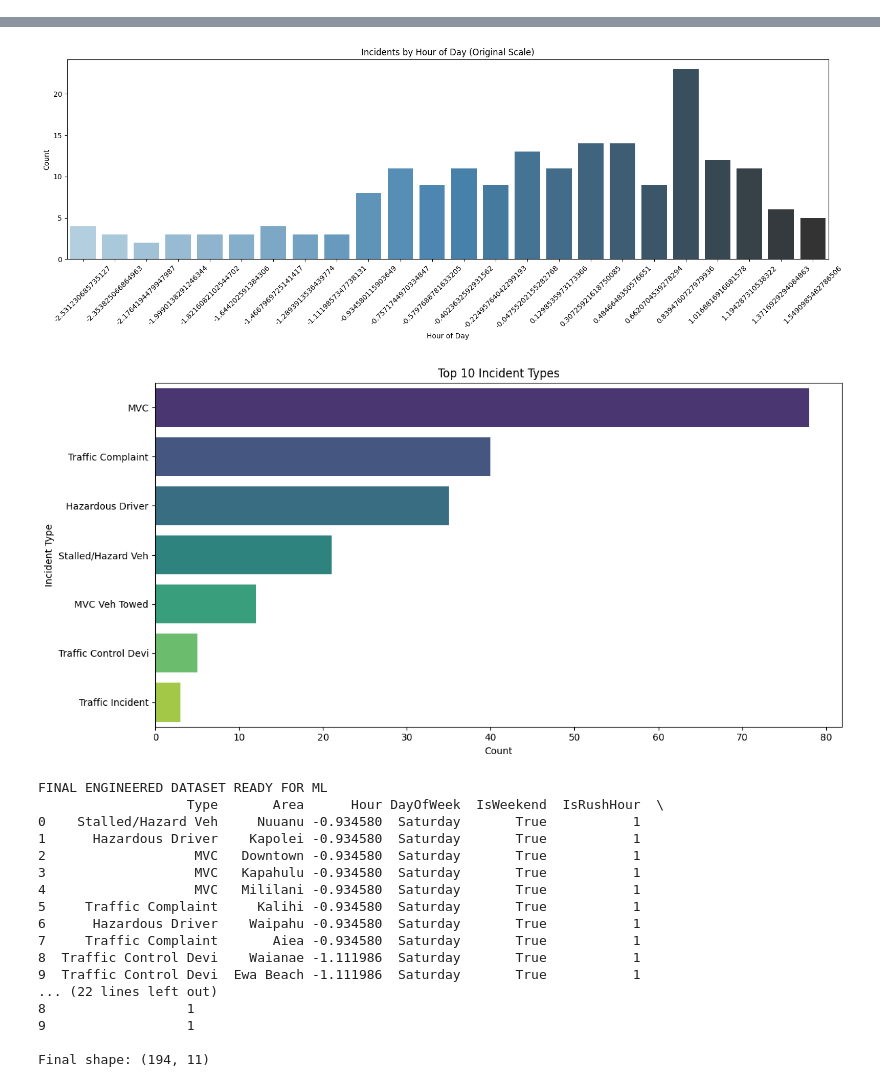
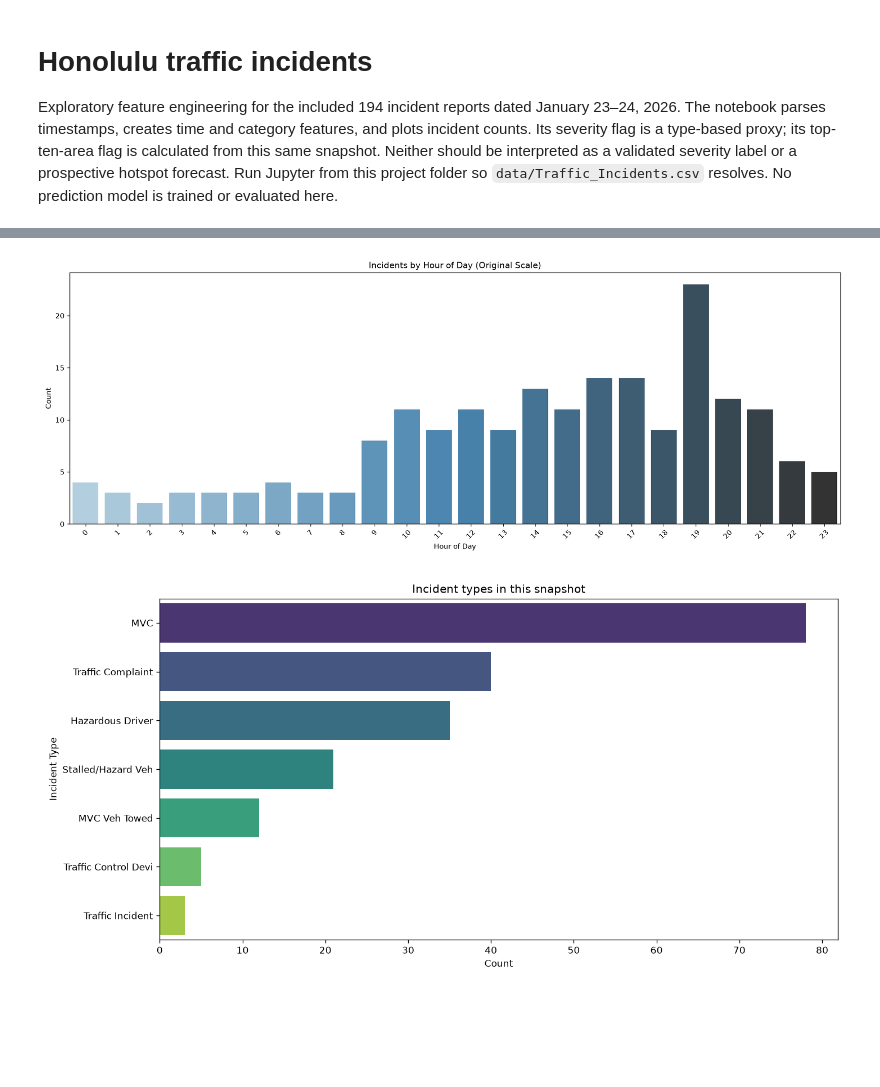
Before and after one commit to DocOhms/machine-learning-portfolio, a Jupyter notebook: projects/traffic-preprocessing/Traffic_Incidents.ipynb, the cells around one changed output, grey strips where cells are left out. Saved outputs shown, nothing was run; the diff lists cells and outputs as text; code cells hidden in the pictures; blank space fills up the shorter version.

```diff
--- a/projects/traffic-preprocessing/Traffic_Incidents.ipynb
+++ b/projects/traffic-preprocessing/Traffic_Incidents.ipynb
@@ -1,8 +1,12 @@
+# %% [markdown]
+# Honolulu traffic incidents
+
+Exploratory feature engineering for the included 194 incident reports dated January 23–24, 2026. The notebook parses timestamps, creates time and category features, and plots incident counts. Its severity flag is a type-based proxy; its top-ten-area flag is calculated from this same snapshot. Neither should be interpreted as a validated severity label or a prospective hotspot forecast. Run Jupyter from this project folder so `data/Traffic_Incidents.csv` resolves. No prediction model is trained or evaluated here.
 # %%
 """
 Traffic Incidents Feature Engineering & Preprocessing Pipeline
 Honolulu Traffic Incidents Dataset (Jan 23-24, 2026)
-@author: https://github.com/DocOhms/jupyter-notebook_data-analysis
+@author: https://github.com/DocOhms/machine-learning-portfolio
 Dataset: Traffic_Incidents.csv (Honolulu Police/Traffic real-time reports)
 Purpose: Clean, engineer, and prepare incident data for downstream ML tasks
          (e.g., incident type prediction, hotspot forecasting, severity modeling)
@@ -19,16 +23,16 @@ class TrafficIncidentsEngineering:
     def __init__(self):
         self.df = None
 
-    def create_DFrame_from_csv(self, file_path="Traffic_Incidents.csv"):
+    def create_DFrame_from_csv(self, file_path="data/Traffic_Incidents.csv"):
         try:
             df = pd.read_csv(file_path)
             print("ORIGINAL TRAFFIC INCIDENTS DATA LOADED")
             print(df.head(10))
             print(f"\nShape: {df.shape}")
-            print(f"\nInfo:\n{df.info()}")
+            df.info()
             self.df = df
         except FileNotFoundError:
-            print(f"Error: The file '{file_path}' was not found. Upload it to your notebook.")
+            print(f"Error: The file '{file_path}' was not found. Run this notebook from the traffic-preprocessing project folder.")
         except Exception as e:
             print("An error occurred:", e)
 
@@ -68,7 +72,7 @@ class TrafficIncidentsEngineering:
         # Time-based features
         df['Hour'] = df['FullDateTime'].dt.hour
         df['DayOfWeek'] = df['FullDateTime'].dt.day_name()
-        df['IsWeekend'] = df['FullDateTime'].dt.weekday >= 5
+        df['IsWeekend'] = df['FullDateTime'].dt.day_of_week >= 5
         df['IsRushHour'] = df['Hour'].apply(lambda h: 1 if h in [6,7,8,9,16,17,18,19] else 0)
 
         # Incident severity proxy (simple heuristic)
@@ -93,7 +97,7 @@ class TrafficIncidentsEngineering:
         # Scaling numeric features
         scaler = StandardScaler()
         numeric_cols = ['Hour']
-        df[numeric_cols] = scaler.fit_transform(df[numeric_cols])
+        df['Hour_scaled'] = scaler.fit_transform(df[numeric_cols]).ravel()
 
         # Label encoding categorical features
         le_type = LabelEncoder()
@@ -105,7 +109,7 @@ class TrafficIncidentsEngineering:
         df['DayOfWeek_encoded'] = le_day.fit_transform(df['DayOfWeek'])
 
         print("\nFEATURES SCALED & ENCODED")
-        print(df[['Type_encoded', 'Area_encoded', 'DayOfWeek_encoded', 'Hour', 'IsRushHour']].head(10))
+        print(df[['Type_encoded', 'Area_encoded', 'DayOfWeek_encoded', 'Hour', 'Hour_scaled', 'IsRushHour']].head(10))
         self.df = df
 
     def Feature_Selection_and_Exploration(self):
@@ -151,20 +155,20 @@ class TrafficIncidentsEngineering:
             palette='viridis',
             legend=False                 # Hide unnecessary legend
         )
-        plt.title('Top 10 Incident Types')
+        plt.title('Incident types in this snapshot')
         plt.xlabel('Count')
         plt.ylabel('Incident Type')
         plt.tight_layout()
         plt.show()
 
-        print("\nFINAL ENGINEERED DATASET READY FOR ML")
+        print("\nENGINEERED INCIDENT FEATURE TABLE")
         print(df_model.head(10))
         print(f"\nFinal shape: {df_model.shape}")
         self.df_final = df_model
 
 # ---------------------------- Class Driver ----------------------------
 incidents = TrafficIncidentsEngineering()
-incidents.create_DFrame_from_csv("Traffic_Incidents.csv")
+incidents.create_DFrame_from_csv("data/Traffic_Incidents.csv")
 incidents.Handle_Missing_Values()
 incidents.Feature_Creation()
 incidents.Feature_Transformation()
@@ -190,19 +194,2 @@ DayOfWeek_encoded      0.239554     -0.017986           1.000000
-[figure, old version]
+[figure, new version]
-[figure, old version]
+[figure, new version]
-FINAL ENGINEERED DATASET READY FOR ML
-                   Type       Area      Hour DayOfWeek  IsWeekend  IsRushHour  \
-0    Stalled/Hazard Veh     Nuuanu -0.934580  Saturday       True           1
-1      Hazardous Driver    Kapolei -0.934580  Saturday       True           1
-2                   MVC   Downtown -0.934580  Saturday       True           1
-3                   MVC   Kapahulu -0.934580  Saturday       True           1
-4                   MVC   Mililani -0.934580  Saturday       True           1
-5     Traffic Complaint     Kalihi -0.934580  Saturday       True           1
-6      Hazardous Driver    Waipahu -0.934580  Saturday       True           1
-7     Traffic Complaint       Aiea -0.934580  Saturday       True           1
-8  Traffic Control Devi    Waianae -1.111986  Saturday       True           1
-9  Traffic Control Devi  Ewa Beach -1.111986  Saturday       True           1
-... (22 lines left out)
-8                  1
-9                  1
-
-Final shape: (194, 11)
```
Also changed, not shown: parts of 1 cell of this notebook, 4 other files.
